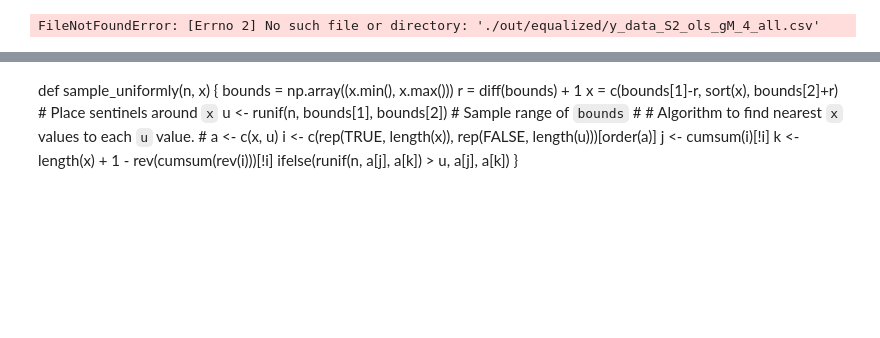
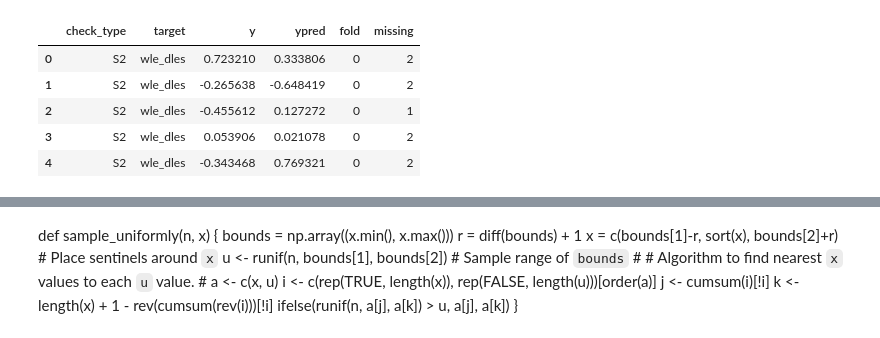
Before and after one commit to benjamingarzon/checkspred, a Jupyter notebook: SamplingModel.ipynb, the cells around one changed output, grey strips where cells are left out. Cells and saved outputs as stored; diff of their text form; code cells hidden in the pictures; blank space fills up the shorter version.

```diff
--- a/SamplingModel.ipynb
+++ b/SamplingModel.ipynb
@@ -19,6 +22,11 @@ from joblib import Parallel, delayed
 # %%
-y_data = pd.read_csv('./out/equalized/y_data_S2_ols_gM_4_all.csv')
+y_data = pd.read_csv(f'./out/{FOLDER}/y_{FILE_PATTERN}')
 y_data.head()
 # %% [output]
-FileNotFoundError: [Errno 2] No such file or directory: './out/equalized/y_data_S2_ols_gM_4_all.csv'
+|  | check_type | target | y | ypred | fold | missing |
+| 0 | S2 | wle_dles | 0.723210 | 0.333806 | 0 | 2 |
+| 1 | S2 | wle_dles | -0.265638 | -0.648419 | 0 | 2 |
+| 2 | S2 | wle_dles | -0.455612 | 0.127272 | 0 | 1 |
+| 3 | S2 | wle_dles | 0.053906 | 0.021078 | 0 | 2 |
+| 4 | S2 | wle_dles | -0.343468 | 0.769321 | 0 | 2 |
 # %%
```
Also changed, not shown: parts of 8 cells of this notebook, 6 other files.
